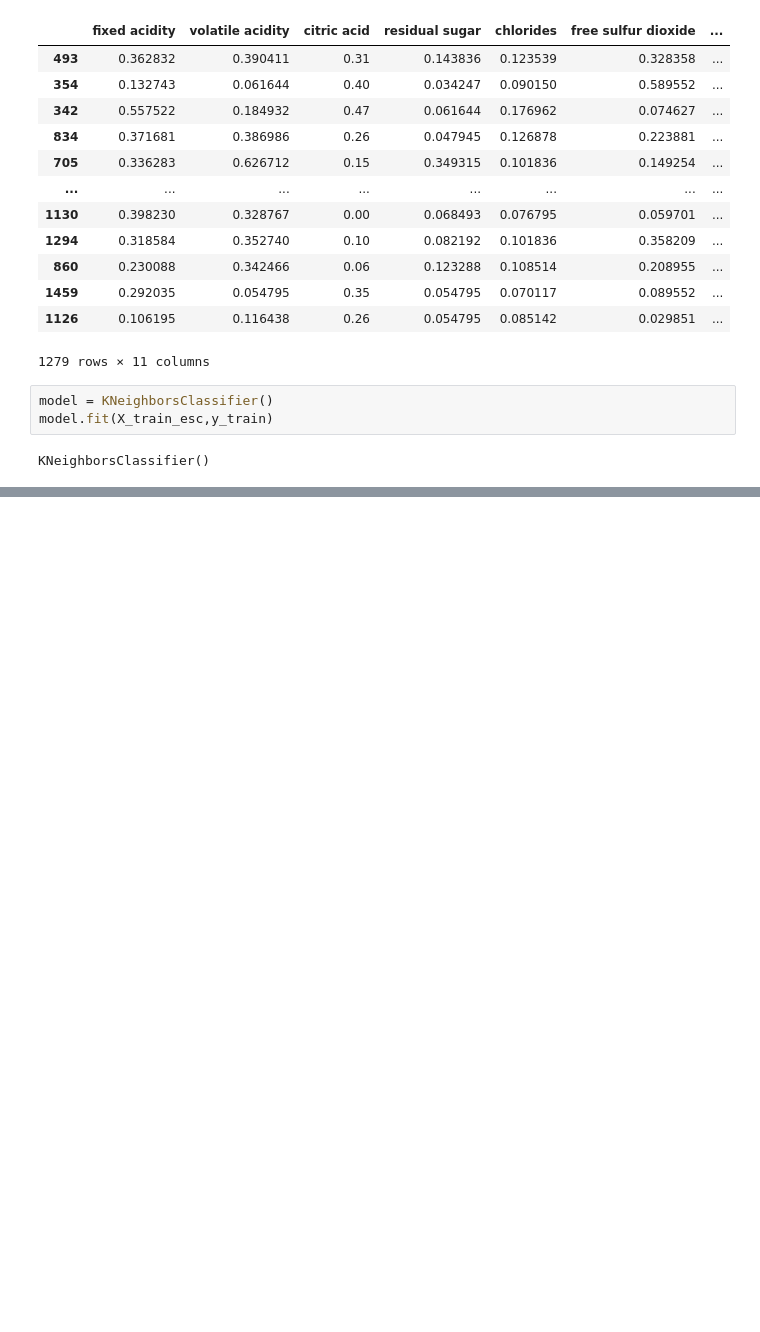
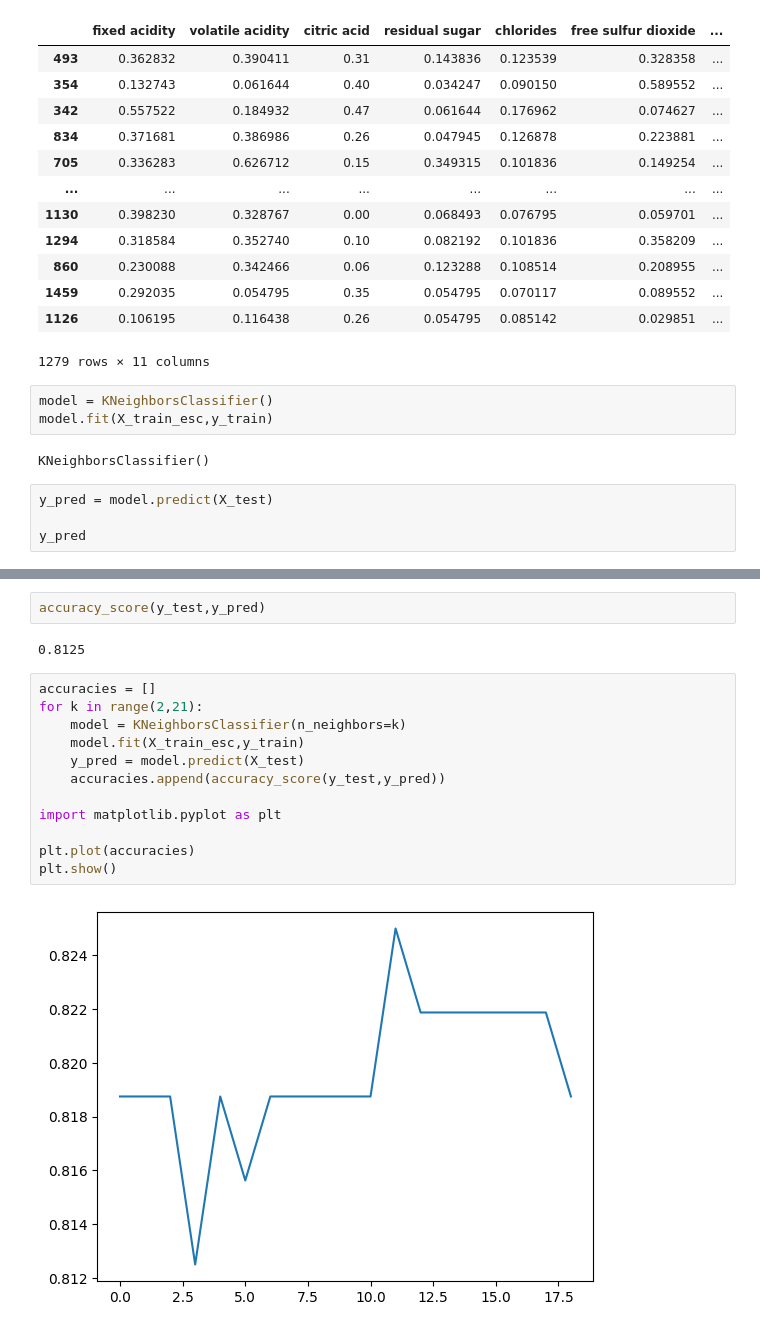
Before and after one commit to mgabrielafiguera-pixel/KNN_MFIGUERA, a Jupyter notebook: src/explore.ipynb, the cells around one changed output, grey strips where cells are left out. Drawn from its saved outputs; the diff is of its cells as text; blank space fills up the shorter version.

```diff
--- a/src/explore.ipynb
+++ b/src/explore.ipynb
@@ -212,3 +212,7 @@ model = KNeighborsClassifier()
 model.fit(X_train_esc,y_train)
 # %% [output]
 KNeighborsClassifier()
+# %%
+y_pred = model.predict(X_test)
+
+y_pred
@@ -214,0 +235,18 @@ KNeighborsClassifier()
+# %%
+accuracy_score(y_test,y_pred)
+# %% [output]
+0.8125
+# %%
+accuracies = []
+for k in range(2,21):
+    model = KNeighborsClassifier(n_neighbors=k)
+    model.fit(X_train_esc,y_train)
+    y_pred = model.predict(X_test)
+    accuracies.append(accuracy_score(y_test,y_pred))
+
+import matplotlib.pyplot as plt
+
+plt.plot(accuracies)
+plt.show()
+# %% [output]
+[figure, added]
```
Also changed, not shown: parts of 5 cells of this notebook, 1 other file.
